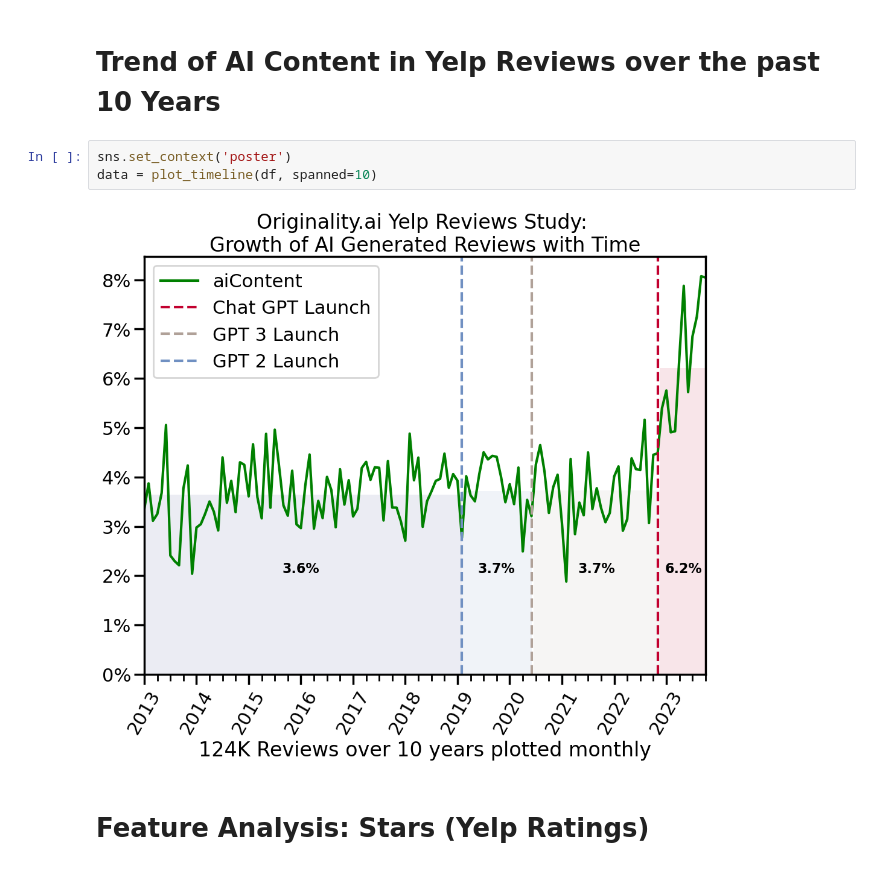
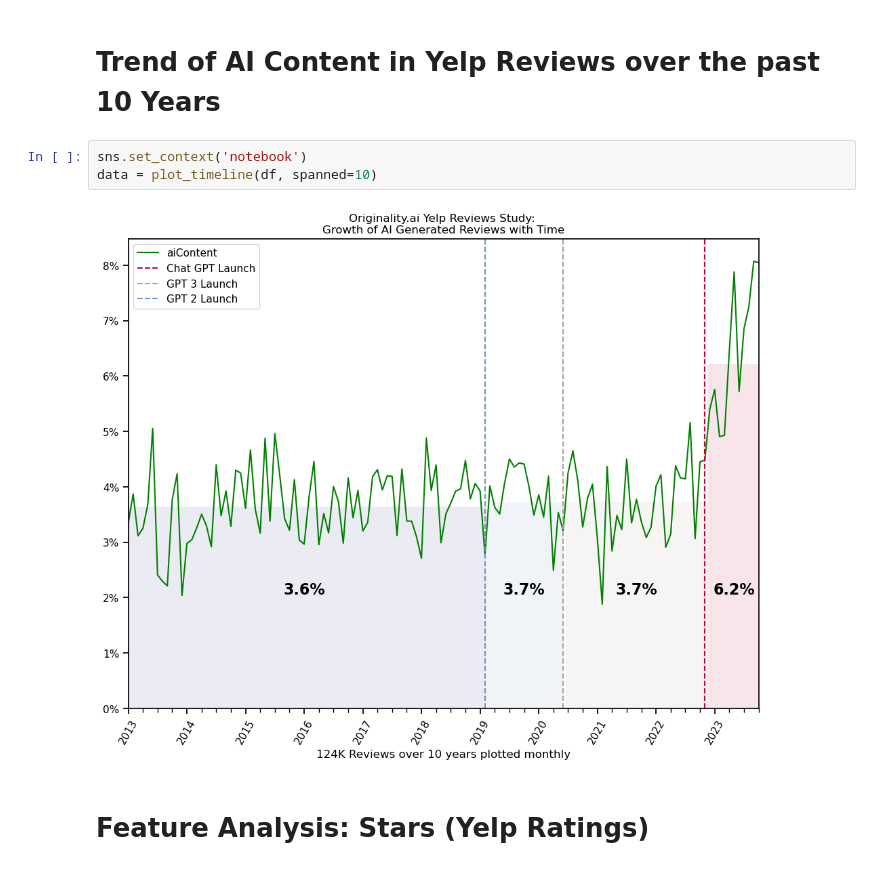
Before and after one commit to OriginalityAI/Yelp-Reviews-Study, a Jupyter notebook: src/Yelp Reviews Study.ipynb, the cells around one changed output. Saved outputs shown, nothing was run; the diff lists cells and outputs as text.

Commit message:
updated readme and notebook

```diff
--- a/src/Yelp Reviews Study.ipynb
+++ b/src/Yelp Reviews Study.ipynb
@@ -38,10 +38,10 @@ None
 # %% [markdown]
 # Trend of AI Content in Yelp Reviews over the past 10 Years
 # %%
-sns.set_context('poster')
+sns.set_context('notebook')
 data = plot_timeline(df, spanned=10)
 # %% [output]
-[figure, old version]
+[figure, new version]
 # %% [markdown]
 # Feature Analysis: Stars (Yelp Ratings)
 # %%
```
Also changed, not shown: parts of 5 cells of this notebook, 6 other files.
